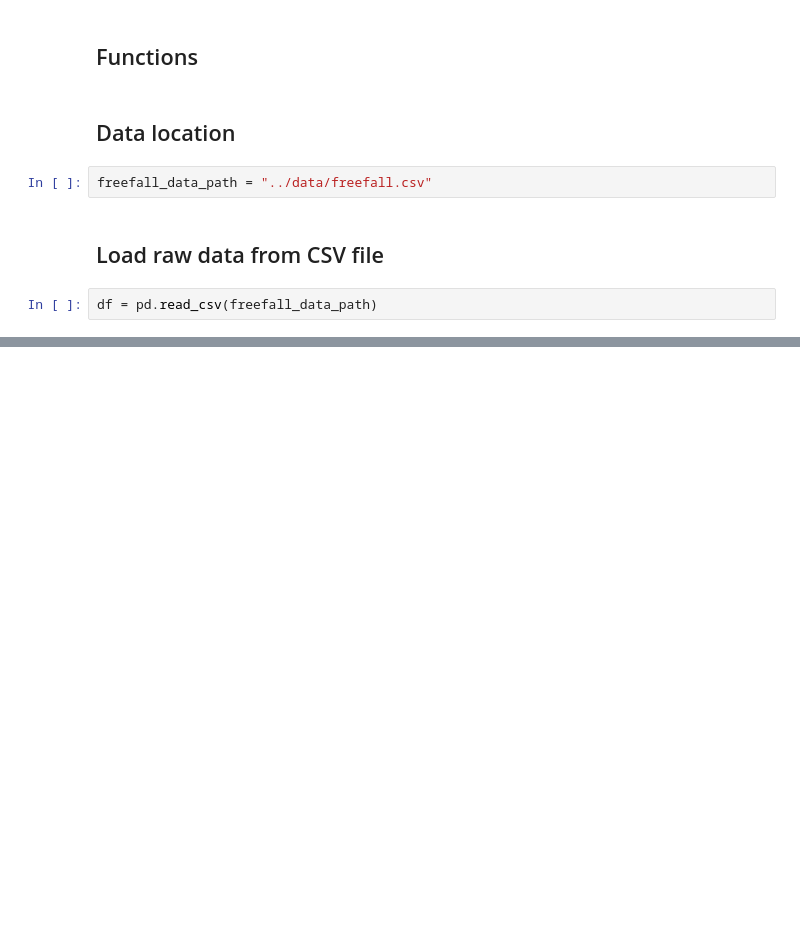
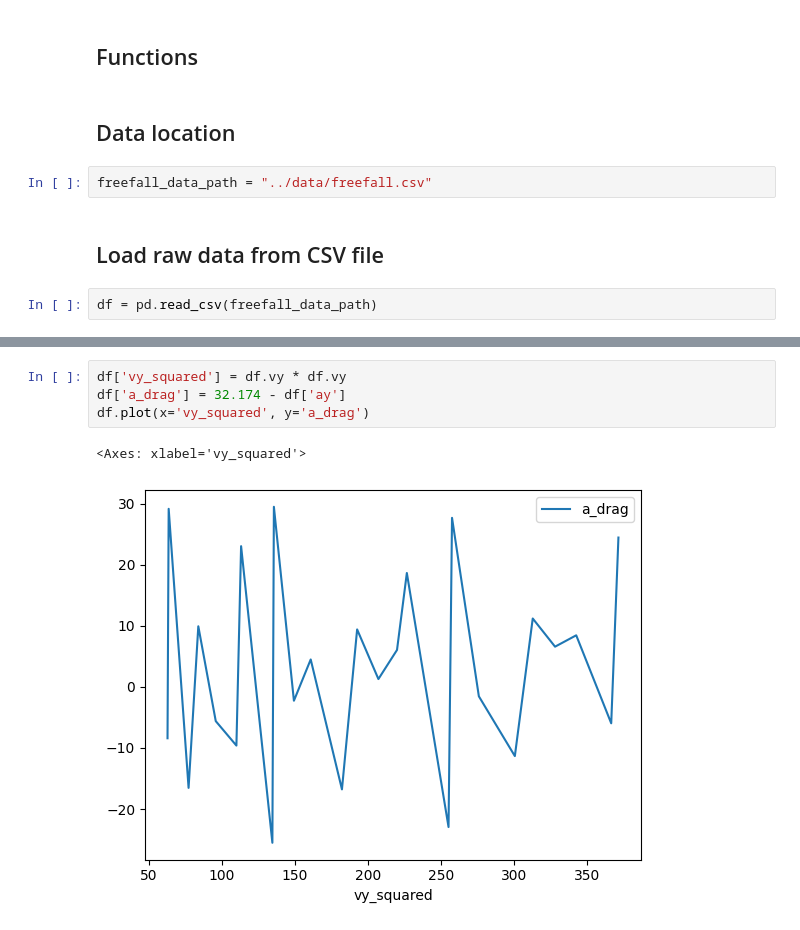
Before and after one commit to fm75/pickleball-data-analysis, a Jupyter notebook: notebooks/coeff-of-drag-compute.ipynb, the cells around one changed output, grey strips where cells are left out. Saved outputs shown, nothing was run; the diff lists cells and outputs as text; blank space fills up the shorter version.

```diff
--- a/notebooks/coeff-of-drag-compute.ipynb
+++ b/notebooks/coeff-of-drag-compute.ipynb
@@ -41,0 +638,7 @@ df.plot(y='time')
+# %%
+df['vy_squared'] = df.vy * df.vy
+df['a_drag'] = 32.174 - df['ay']
+df.plot(x='vy_squared', y='a_drag')
+# %% [output]
+<Axes: xlabel='vy_squared'>
+[figure, added]
```
Also changed, not shown: parts of 65 cells of this notebook, 1 other file.
